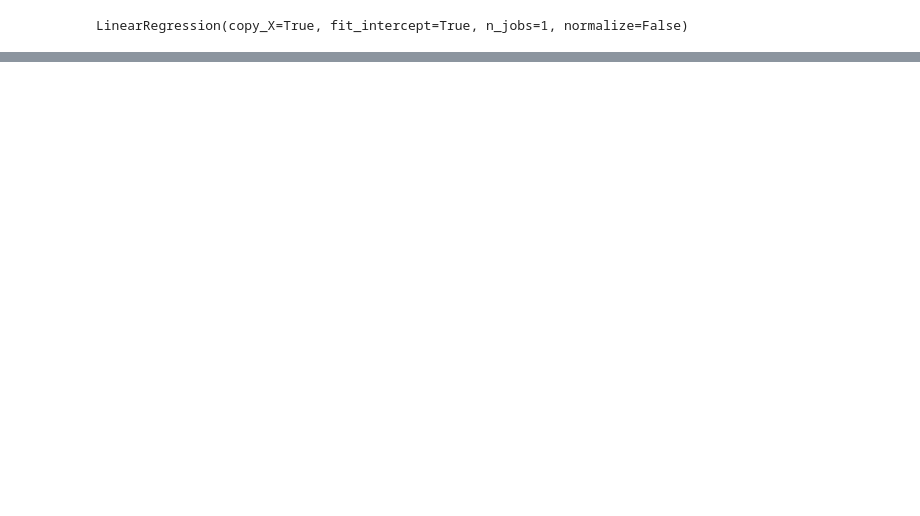
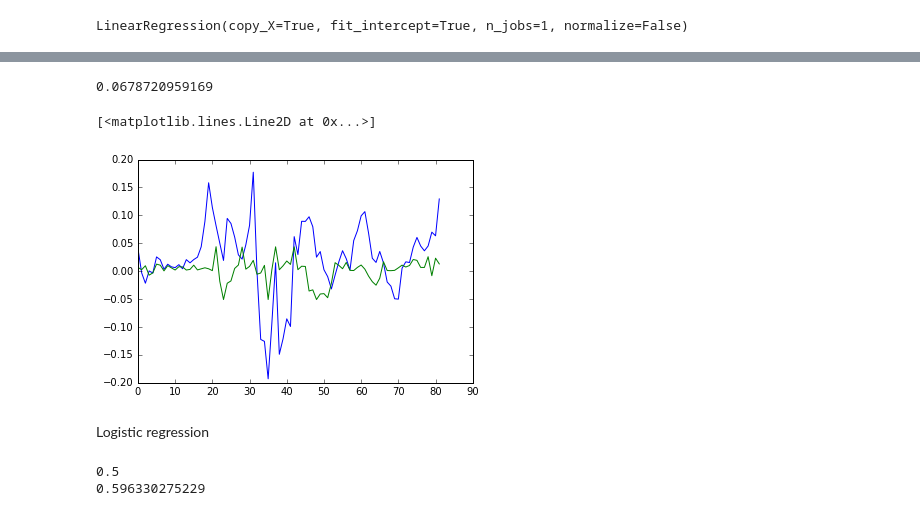
Before and after one commit to RNNCCL/crypto_trader, a Jupyter notebook: learn_bitcoin.ipynb, the cells around one changed output, grey strips where cells are left out. Saved outputs shown, nothing was run; the diff lists cells and outputs as text; code cells hidden in the pictures; blank space fills up the shorter version.

```diff
--- a/learn_bitcoin.ipynb
+++ b/learn_bitcoin.ipynb
@@ -43,0 +53,7 @@ df = indicators.ADX(df, 14)
+# %%
+wanted_indicators = [
+    # indicator, parameters
+    #['rsi', 4],
+    ['ma_rel_diff', 4],
+    ['macd', 4, 8, 4],
+]
@@ -61,0 +114,36 @@ rmse
+# %%
+gbr = GradientBoostingRegressor(n_estimators=200, learning_rate=0.03,
+     max_depth=5, random_state=0, loss='lad').fit(train_data[use_cols].values, train_data['y'].values)
+predicted = gbr.predict(test_data[use_cols].values)
+rmse = np.sqrt(mean_squared_error(test_data['y'].values, predicted))
+
+print rmse
+# %% [output]
+0.0678720959169
+# %%
+plt.plot(test_data.y.values)
+plt.plot(predicted)
+# %% [output]
+[<matplotlib.lines.Line2D at 0x...>]
+[figure, added]
+# %% [markdown]
+Logistic regression
+# %%
+df['y'] = (df['close'].shift(-4) / df['close'] - 1).gt(0)
+# discretize columns
+for c in use_cols:
+    df[c] = pd.qcut(df[c].values, 10).codes
+
+train_data = df[:int(len(df)*0.8)]
+test_data = df[int(len(df)*0.8):]
+
+sgd = SGDClassifier(loss='log')
+ohenc = OneHotEncoder()
+ohenc.fit(df[use_cols])
+sgd.fit(ohenc.transform(train_data[use_cols].values.reshape(len(train_data), len(use_cols))), train_data['y'].values)
+predicted = sgd.predict_proba(ohenc.transform(test_data[use_cols].values.reshape(len(test_data), len(use_cols))))
+print predicted.mean()
+print train_data['y'].mean()
+# %% [output]
+0.5
+0.596330275229
```
Also changed, not shown: parts of 20 cells of this notebook.
